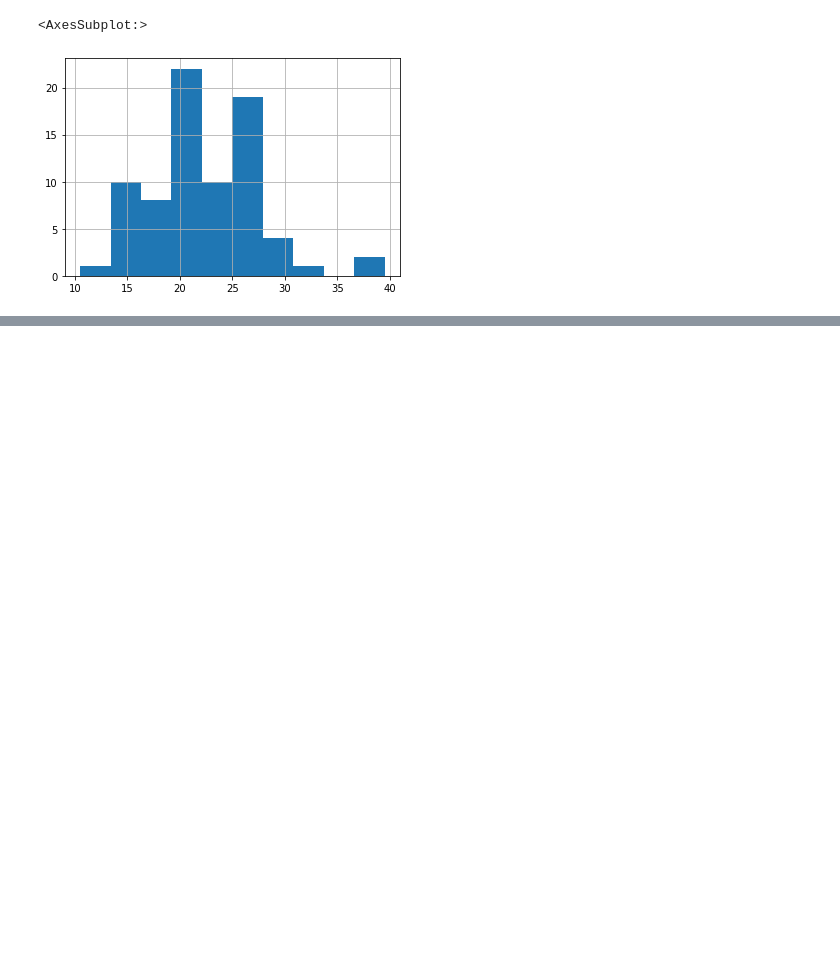
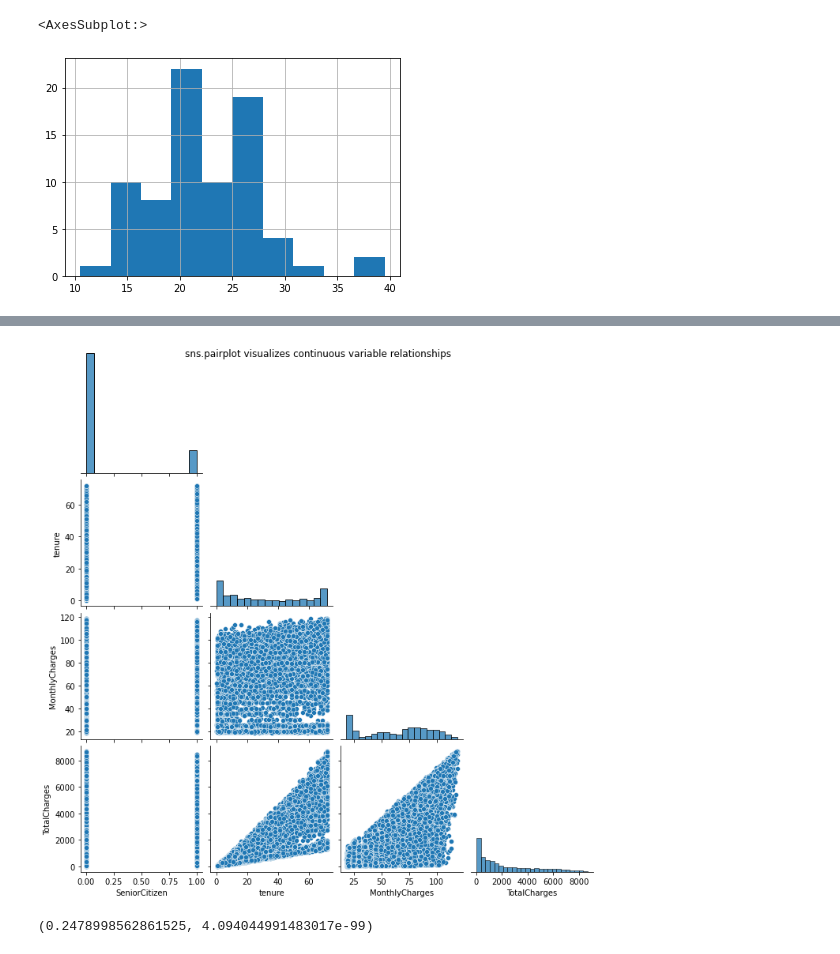
Before and after one commit to jamesallen0351/statistics-exercises, a Jupyter notebook: hypothesis_testing.ipynb, the cells around one changed output, grey strips where cells are left out. Cells and saved outputs as stored; diff of their text form; code cells hidden in the pictures; blank space fills up the shorter version.

```diff
--- a/hypothesis_testing.ipynb
+++ b/hypothesis_testing.ipynb
@@ -515,0 +527,2 @@ fe_manual.hist()
+# %%
+df = pd.read_csv("Cust_Churn_Telco.csv")
@@ -515,0 +539,6 @@ fe_manual.hist()
+# %%
+sns.pairplot(df, corner=True)
+plt.suptitle("sns.pairplot visualizes continuous variable relationships")
+plt.show()
+# %% [output]
+[figure, added]
@@ -515,0 +547,10 @@ fe_manual.hist()
+# %%
+# Does tenure correlate with monthly charges?
+
+x = df.tenure
+y = df.MonthlyCharges
+
+corr, p = stats.pearsonr(x, y)
+corr, p
+# %% [output]
+(0.2478998562861525, 4.094044991483017e-99)
```
Also changed, not shown: parts of 20 cells of this notebook.
